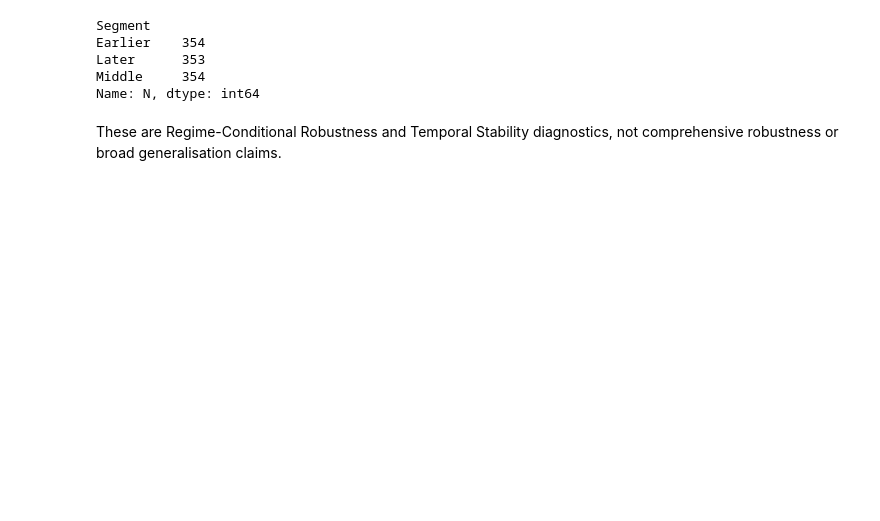
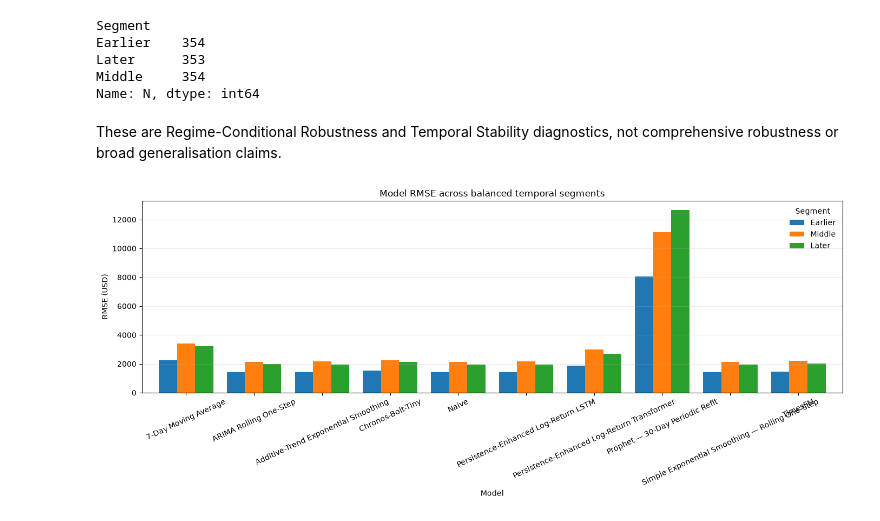
Before and after one commit to mdsoadsolaiman/Time-Series-Foundation-Models, a Jupyter notebook: notebooks/09_Bitcoin_Robustness_and_Temporal_Stability.ipynb, the cells around one changed output. Saved outputs shown, nothing was run; the diff lists cells and outputs as text; code cells hidden in the pictures; blank space fills up the shorter version.

```diff
--- a/notebooks/09_Bitcoin_Robustness_and_Temporal_Stability.ipynb
+++ b/notebooks/09_Bitcoin_Robustness_and_Temporal_Stability.ipynb
@@ -48,5 +73,10 @@ Name: N, dtype: int64
 # %%
-stability=pd.read_csv(ROOT/'results'/'bitcoin_temporal_stability.csv'); assert stability.Model.nunique()==10; stability.groupby('Segment').N.first()
+# Load and validate the balanced temporal-segment metrics.
+stability = pd.read_csv(ROOT / 'results' / 'bitcoin_temporal_stability.csv')
+assert stability.Model.nunique() == 10
+
+# Display the unchanged sample counts by segment.
+stability.groupby('Segment').N.first()
 # %% [output]
 Segment
 Earlier    354
@@ -55,3 +85,15 @@ Middle     354
 Name: N, dtype: int64
 # %% [markdown]
 These are Regime-Conditional Robustness and Temporal Stability diagnostics, not comprehensive robustness or broad generalisation claims.
+# %%
+# Pivot the frozen temporal metrics for a grouped RMSE comparison.
+segment_rmse = stability.pivot(index='Model', columns='Segment', values='RMSE')
+ax = segment_rmse[['Earlier', 'Middle', 'Later']].plot(kind='bar', figsize=(14, 6), width=0.8)
+ax.set(title='Model RMSE across balanced temporal segments', xlabel='Model', ylabel='RMSE (USD)')
+ax.tick_params(axis='x', rotation=25)
+ax.grid(axis='y', alpha=0.25)
+ax.legend(title='Segment', frameon=False)
+ax.figure.tight_layout()
+plt.show()
+# %% [output]
+[figure, added]
```
Also changed, not shown: parts of 3 cells of this notebook, 4 other files.
